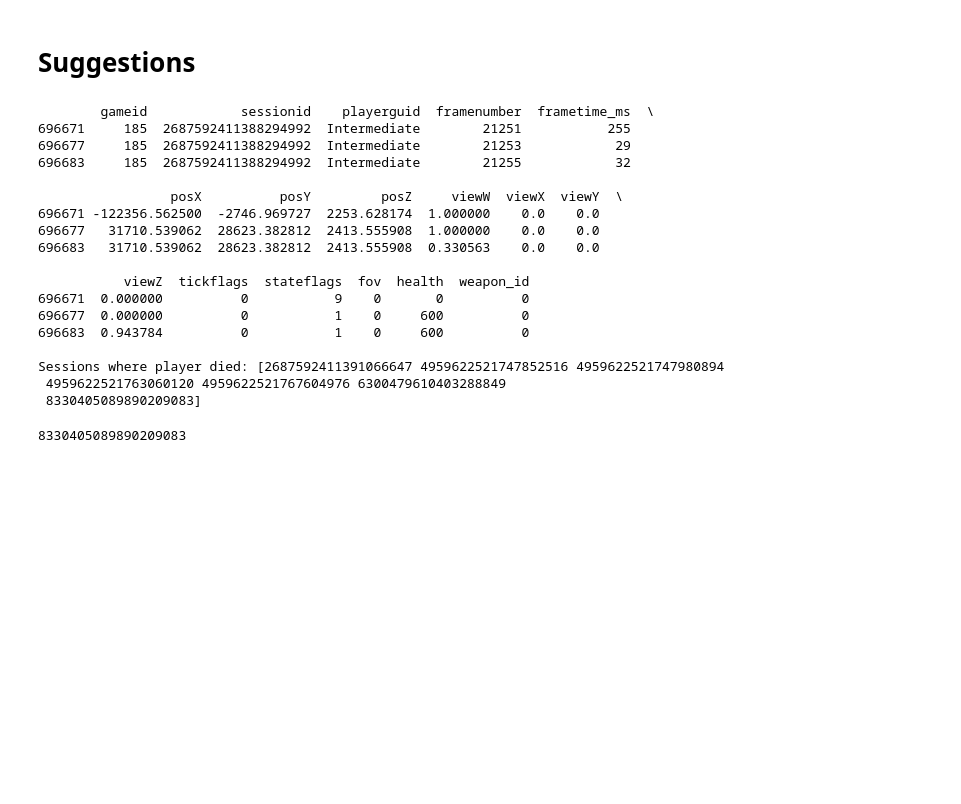
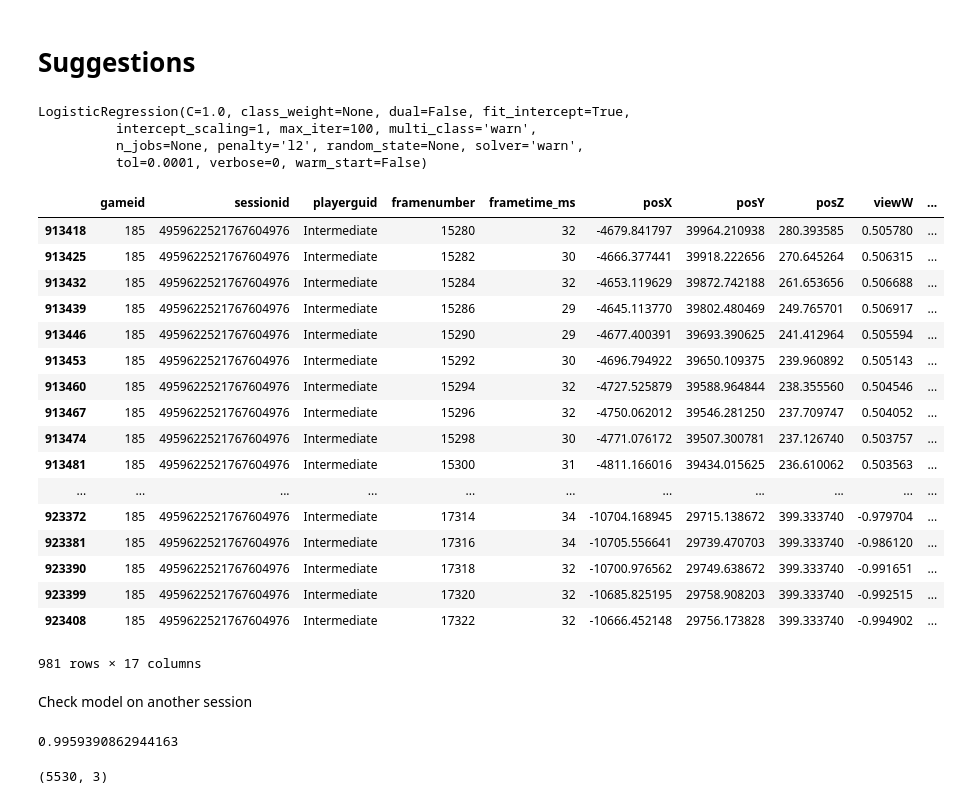
Before and after one commit to ChilledCitizen/reCoach, a Jupyter notebook: game_coach.ipynb, the cells around one changed output. Saved outputs shown, nothing was run; the diff lists cells and outputs as text; code cells hidden in the pictures; blank space fills up the shorter version.

```diff
--- a/game_coach.ipynb
+++ b/game_coach.ipynb
@@ -357,30 +365,13 @@ plt.plot(np.diff(player_state[player_state["playerguid"] == "Michael_Bowman"]["h
 # Suggestions
 # %%
 # player_state, we need all sessions
-print(one_player_state.head(3))
 # Get sessions where player died
 session_ids_player_died = np.asarray(one_player_state[one_player_state["stateflags"] // 32 == 1]["sessionid"])
-print("\nSessions where player died:", session_ids_player_died)
 
-# Sample rows from player_state
-session_ids_player_died[-1]
+# Take one session (e.g. last one)
+session_id = session_ids_player_died[-1]
+
+# Take rows where player was receiving damage
+rows_hit = one_player_state_session[one_player_state_session["stateflags"] // 4 == 1]
+# Take rows where player wasn't receiving damage
+rows_ok = one_player_state_session[one_player_state_session["stateflags"] // 4 == 0]
-# %% [output]
-        gameid            sessionid    playerguid  framenumber  frametime_ms  \
-696671     185  2687592411388294992  Intermediate        21251           255
-696677     185  2687592411388294992  Intermediate        21253            29
-696683     185  2687592411388294992  Intermediate        21255            32
-
-                 posX          posY         posZ     viewW  viewX  viewY  \
-696671 -122356.562500  -2746.969727  2253.628174  1.000000    0.0    0.0
-696677   31710.539062  28623.382812  2413.555908  1.000000    0.0    0.0
-696683   31710.539062  28623.382812  2413.555908  0.330563    0.0    0.0
-
-           viewZ  tickflags  stateflags  fov  health  weapon_id
-696671  0.000000          0           9    0       0          0
-696677  0.000000          0           1    0     600          0
-696683  0.943784          0           1    0     600          0
-
-Sessions where player died: [2687592411391066647 4959622521747852516 4959622521747980894
- 4959622521763060120 4959622521767604976 6300479610403288849
- 8330405089890209083]
-8330405089890209083
@@ -386,0 +385,31 @@ Sessions where player died: [2687592411391066647 4959622521747852516 49596225217
+# %%
+logreg = LogisticRegression()
+logreg.fit(X, y)
+# %% [output]
+LogisticRegression(C=1.0, class_weight=None, dual=False, fit_intercept=True,
+          intercept_scaling=1, max_iter=100, multi_class='warn',
+          n_jobs=None, penalty='l2', random_state=None, solver='warn',
+          tol=0.0001, verbose=0, warm_start=False)
+# %%
+rows_ok
+# %% [output]
+|  | gameid | sessionid | playerguid | framenumber | frametime_ms | posX | posY | posZ | viewW | ... |
+| 913418 | 185 | 4959622521767604976 | Intermediate | 15280 | 32 | -4679.841797 | 39964.210938 | 280.393585 | 0.505780 | ... |
+| 913425 | 185 | 4959622521767604976 | Intermediate | 15282 | 30 | -4666.377441 | 39918.222656 | 270.645264 | 0.506315 | ... |
+| 913432 | 185 | 4959622521767604976 | Intermediate | 15284 | 32 | -4653.119629 | 39872.742188 | 261.653656 | 0.506688 | ... |
+| 913439 | 185 | 4959622521767604976 | Intermediate | 15286 | 29 | -4645.113770 | 39802.480469 | 249.765701 | 0.506917 | ... |
+| 913446 | 185 | 4959622521767604976 | Intermediate | 15290 | 29 | -4677.400391 | 39693.390625 | 241.412964 | 0.505594 | ... |
+| 913453 | 185 | 4959622521767604976 | Intermediate | 15292 | 30 | -4696.794922 | 39650.109375 | 239.960892 | 0.505143 | ... |
+| 913460 | 185 | 4959622521767604976 | Intermediate | 15294 | 32 | -4727.525879 | 39588.964844 | 238.355560 | 0.504546 | ... |
+| 913467 | 185 | 4959622521767604976 | Intermediate | 15296 | 32 | -4750.062012 | 39546.281250 | 237.709747 | 0.504052 | ... |
+| 913474 | 185 | 4959622521767604976 | Intermediate | 15298 | 30 | -4771.076172 | 39507.300781 | 237.126740 | 0.503757 | ... |
+| 913481 | 185 | 4959622521767604976 | Intermediate | 15300 | 31 | -4811.166016 | 39434.015625 | 236.610062 | 0.503563 | ... |
+| ... | ... | ... | ... | ... | ... | ... | ... | ... | ... | ... |
+| 923372 | 185 | 4959622521767604976 | Intermediate | 17314 | 34 | -10704.168945 | 29715.138672 | 399.333740 | -0.979704 | ... |
+| 923381 | 185 | 4959622521767604976 | Intermediate | 17316 | 34 | -10705.556641 | 29739.470703 | 399.333740 | -0.986120 | ... |
+| 923390 | 185 | 4959622521767604976 | Intermediate | 17318 | 32 | -10700.976562 | 29749.638672 | 399.333740 | -0.991651 | ... |
+| 923399 | 185 | 4959622521767604976 | Intermediate | 17320 | 32 | -10685.825195 | 29758.908203 | 399.333740 | -0.992515 | ... |
+| 923408 | 185 | 4959622521767604976 | Intermediate | 17322 | 32 | -10666.452148 | 29756.173828 | 399.333740 | -0.994902 | ... |
+981 rows × 17 columns
+# %% [markdown]
+Check model on another session
@@ -386,0 +432,9 @@ Sessions where player died: [2687592411391066647 4959622521747852516 49596225217
+# %%
+logreg.score(X, y)
+# %% [output]
+0.9959390862944163
+# %%
+X_new = SelectKBest(f_classif, k=3).fit_transform(X, y)
+X_new.shape
+# %% [output]
+(5530, 3)
```
Also changed, not shown: parts of 8 cells of this notebook.
